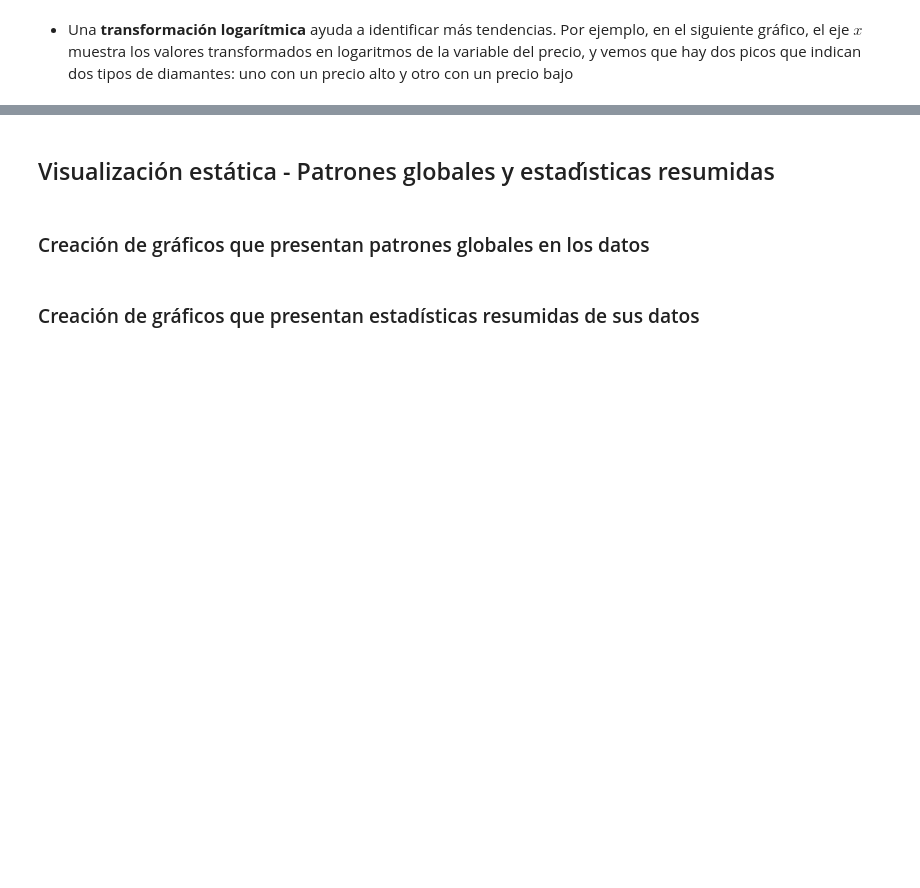
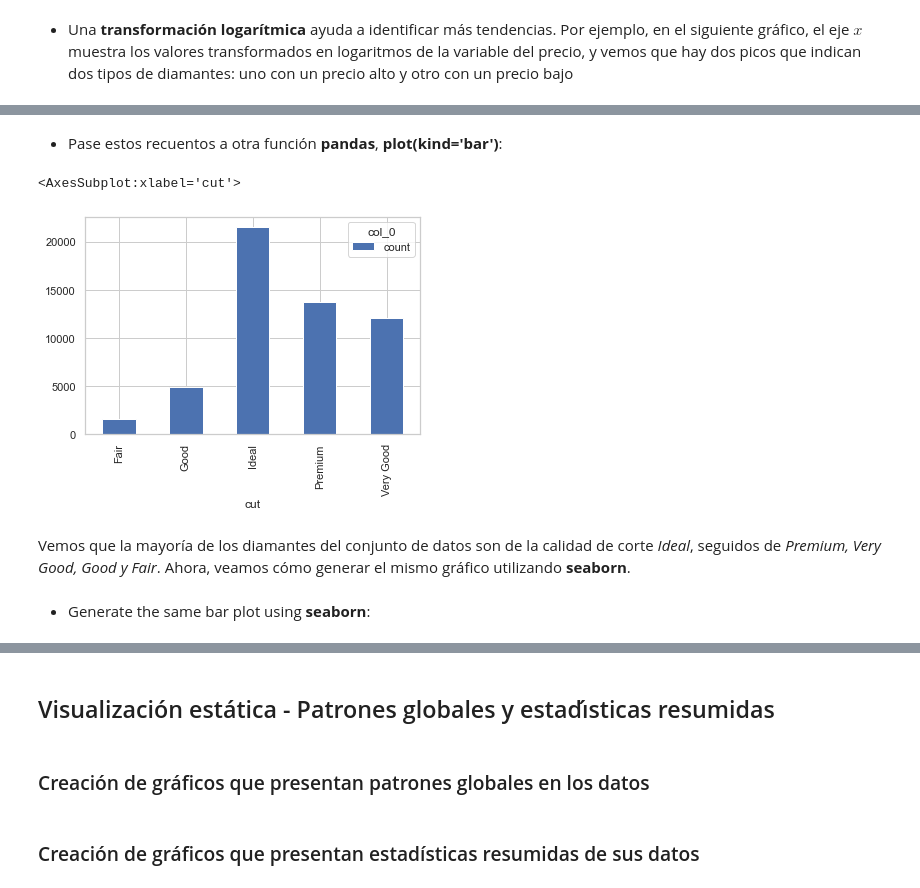
Before and after one commit to lihkirun/AppliedStatisticMS, a Jupyter notebook: DataVisualizationRPython/Lectures/Python/Section1.py.ipynb, the cells around one changed output, grey strips where cells are left out. Cells and saved outputs as stored; diff of their text form; code cells hidden in the pictures; blank space fills up the shorter version.

```diff
--- a/DataVisualizationRPython/Lectures/Python/Section1.py.ipynb
+++ b/DataVisualizationRPython/Lectures/Python/Section1.py.ipynb
@@ -476,0 +495,3 @@ sns.distplot(np.log(diamonds_df.price))
+# %%
+diamonds_df = pd.read_csv(diamonds_url)
+diamonds_df.head()
@@ -476,0 +522,3 @@ sns.distplot(np.log(diamonds_df.price))
+# %%
+cut_count_table = pd.crosstab(index = diamonds_df['cut'], columns = 'count')
+cut_count_table
@@ -476,0 +533,11 @@ sns.distplot(np.log(diamonds_df.price))
+# %% [markdown]
+- Pase estos recuentos a otra función **pandas**, **plot(kind='bar')**:
+# %%
+cut_count_table.plot(kind = 'bar')
+# %% [output]
+<AxesSubplot:xlabel='cut'>
+[figure, added]
+# %% [markdown]
+Vemos que la mayoría de los diamantes del conjunto de datos son de la calidad de corte *Ideal*, seguidos de *Premium, Very Good, Good y Fair*. Ahora, veamos cómo generar el mismo gráfico utilizando **seaborn**.
+# %% [markdown]
+- Generate the same bar plot using **seaborn**:
```
Also changed, not shown: parts of 113 cells of this notebook, 1 other file.
